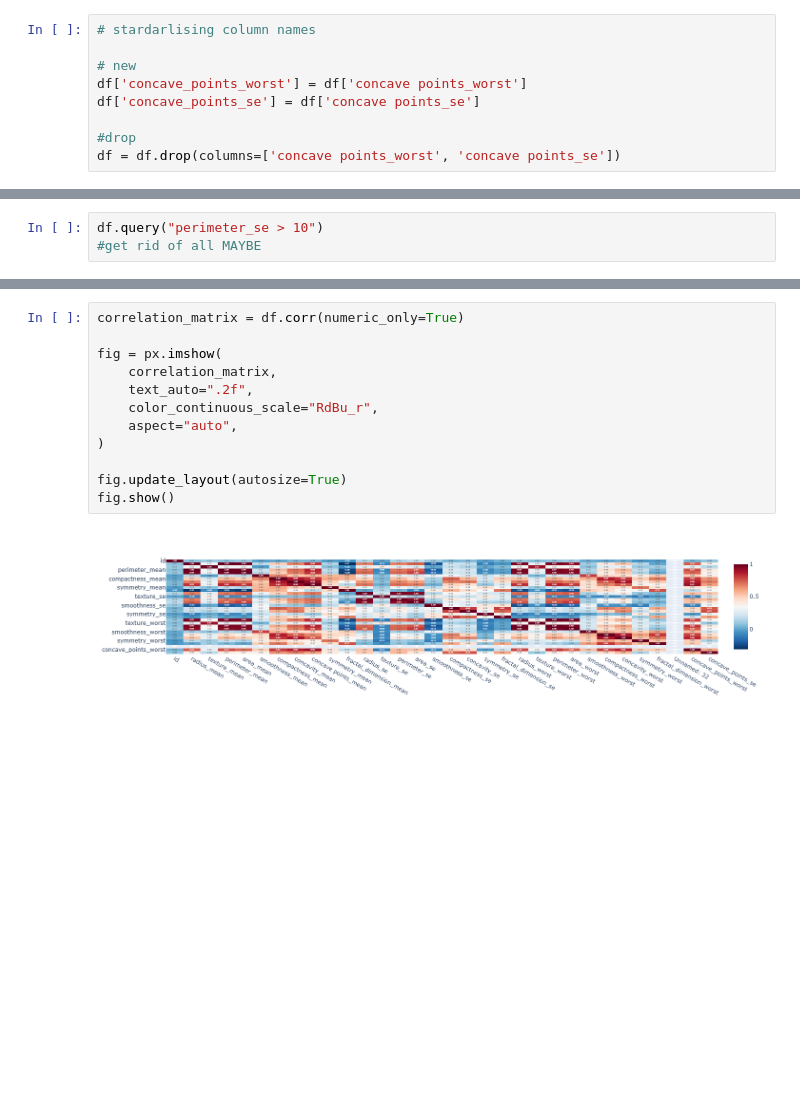
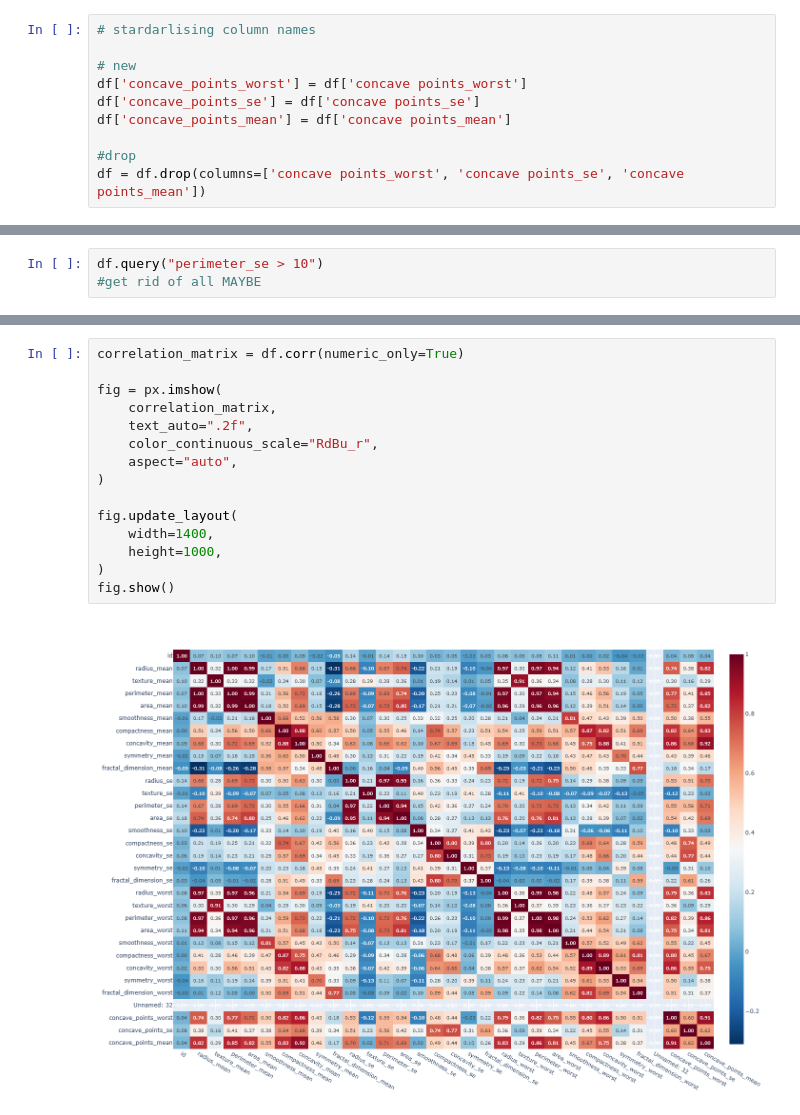
Before and after one commit to ludoteca12/Breast-Cancer-Wisconsin, a Jupyter notebook: notebooks/EDA.ipynb, the cells around one changed output, grey strips where cells are left out. Drawn from its saved outputs; the diff is of its cells as text; blank space fills up the shorter version.

```diff
--- a/notebooks/EDA.ipynb
+++ b/notebooks/EDA.ipynb
@@ -74,9 +74,10 @@ df.describe(include='O')
 # new
 df['concave_points_worst'] = df['concave points_worst']
 df['concave_points_se'] = df['concave points_se']
+df['concave_points_mean'] = df['concave points_mean']
 
 #drop
-df = df.drop(columns=['concave points_worst', 'concave points_se'])
+df = df.drop(columns=['concave points_worst', 'concave points_se', 'concave points_mean'])
 # %% [markdown]
 ## 4. Visualizações importantes
 - Histogramas
@@ -282,15 +357,18 @@ df.query("perimeter_se > 10")
 # %%
 correlation_matrix = df.corr(numeric_only=True)
 
 fig = px.imshow(
     correlation_matrix,
     text_auto=".2f",
     color_continuous_scale="RdBu_r",
     aspect="auto",
 )
 
-fig.update_layout(autosize=True)
+fig.update_layout(
+    width=1400,
+    height=1000,
+)
 fig.show()
 # %% [output]
-[figure, old version]
+[figure, new version]
 # %%
```
Also changed, not shown: parts of 22 cells of this notebook, 1 other file.
